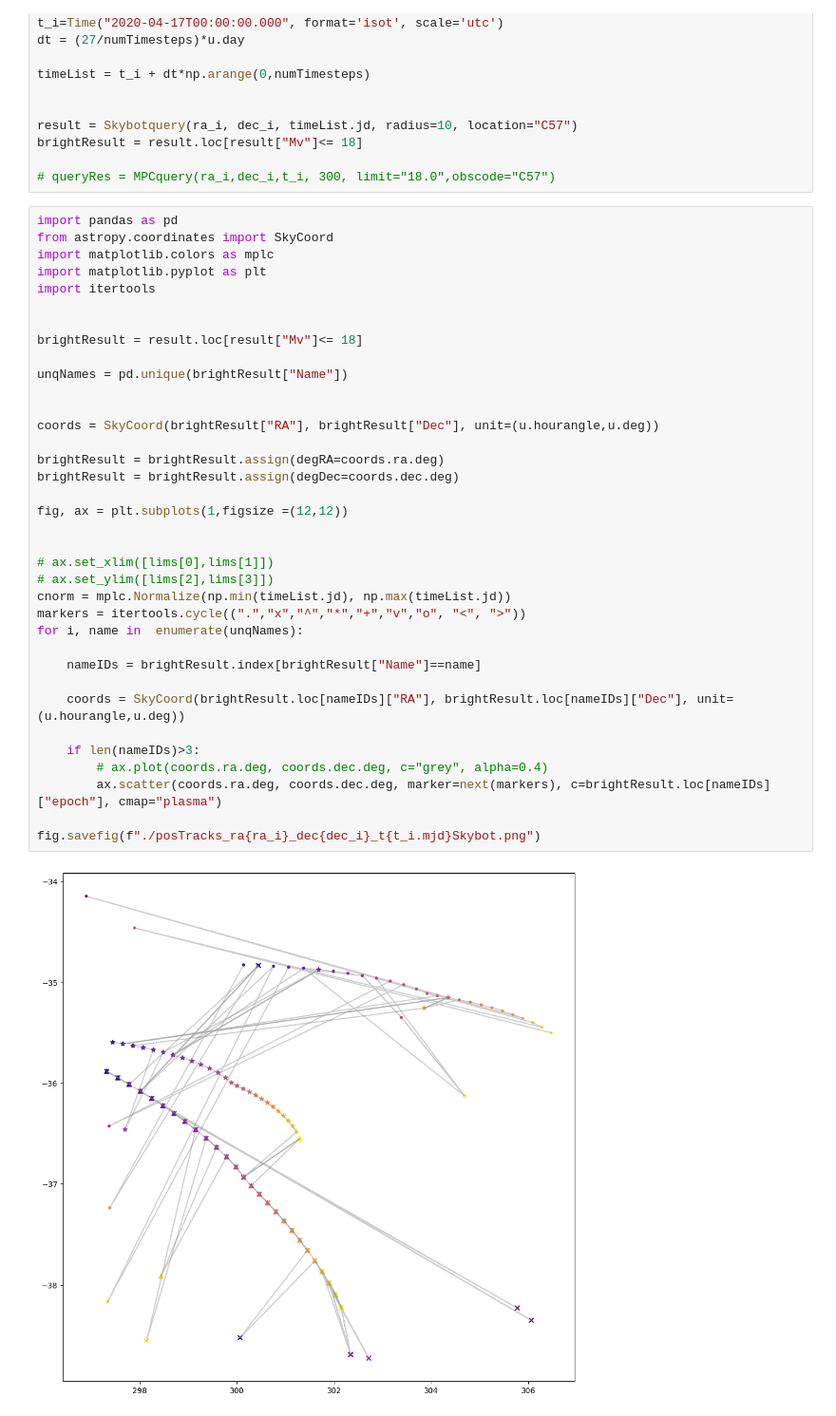
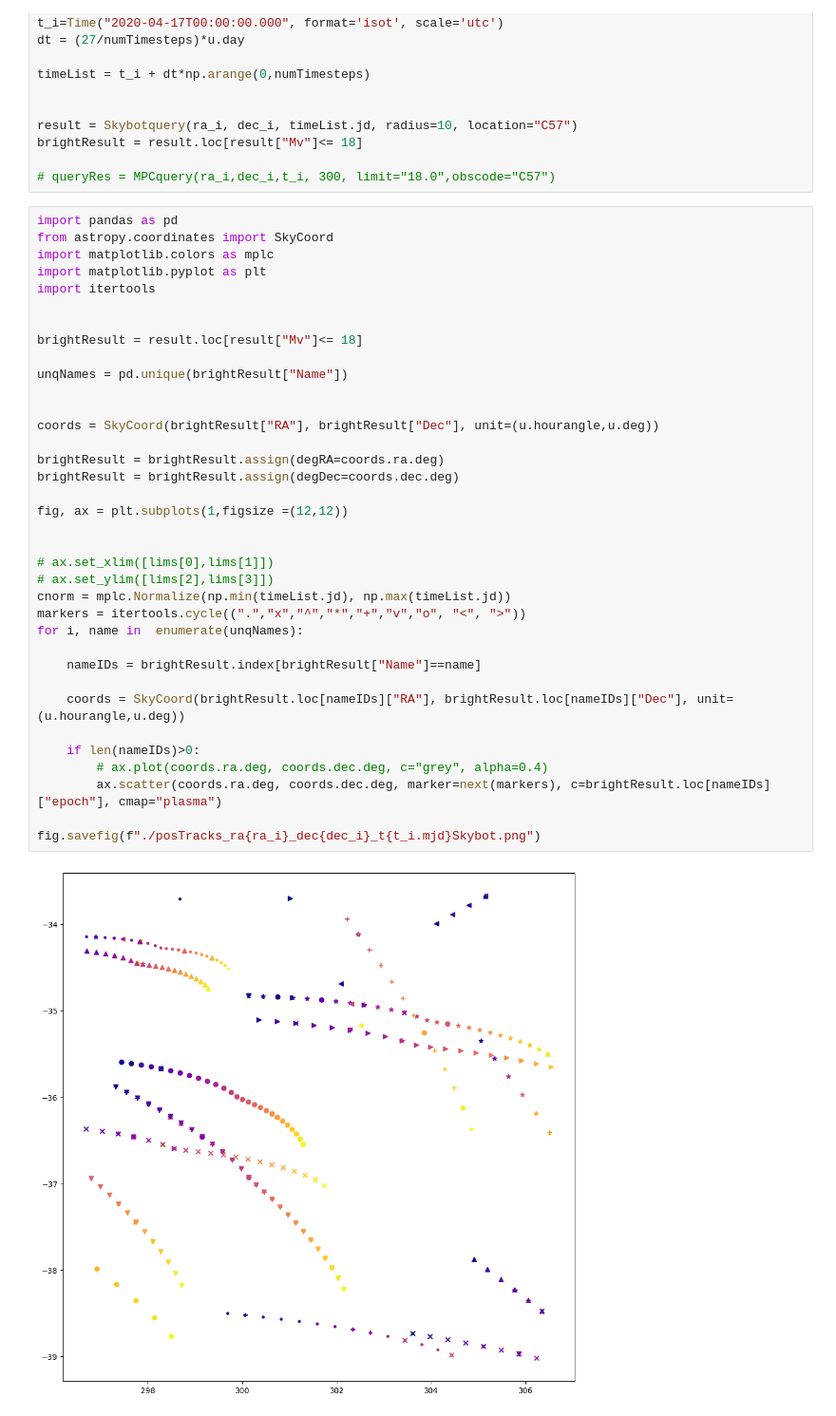
Before and after one commit to ble61/ASTR480, a Jupyter notebook: Test Code/ObjectTracking.ipynb, the cells around one changed output. Shown at 95% size. Drawn from its saved outputs; the diff is of its cells as text.

```diff
--- a/Test Code/ObjectTracking.ipynb
+++ b/Test Code/ObjectTracking.ipynb
@@ -251,32 +251,32 @@ import itertools
 
 
 brightResult = result.loc[result["Mv"]<= 18]
 
 unqNames = pd.unique(brightResult["Name"])
 
 
 coords = SkyCoord(brightResult["RA"], brightResult["Dec"], unit=(u.hourangle,u.deg))
 
 brightResult = brightResult.assign(degRA=coords.ra.deg)
 brightResult = brightResult.assign(degDec=coords.dec.deg)
 
 fig, ax = plt.subplots(1,figsize =(12,12))
 
 
 # ax.set_xlim([lims[0],lims[1]])
 # ax.set_ylim([lims[2],lims[3]])
 cnorm = mplc.Normalize(np.min(timeList.jd), np.max(timeList.jd))
 markers = itertools.cycle((".","x","^","*","+","v","o", "<", ">"))
 for i, name in  enumerate(unqNames):
 
     nameIDs = brightResult.index[brightResult["Name"]==name]
 
     coords = SkyCoord(brightResult.loc[nameIDs]["RA"], brightResult.loc[nameIDs]["Dec"], unit=(u.hourangle,u.deg))
 
-    if len(nameIDs)>3:
+    if len(nameIDs)>0:
         # ax.plot(coords.ra.deg, coords.dec.deg, c="grey", alpha=0.4)
         ax.scatter(coords.ra.deg, coords.dec.deg, marker=next(markers), c=brightResult.loc[nameIDs]["epoch"], cmap="plasma")
 
 fig.savefig(f"./posTracks_ra{ra_i}_dec{dec_i}_t{t_i.mjd}Skybot.png")
 # %% [output]
-[figure, old version]
+[figure, new version]
```
